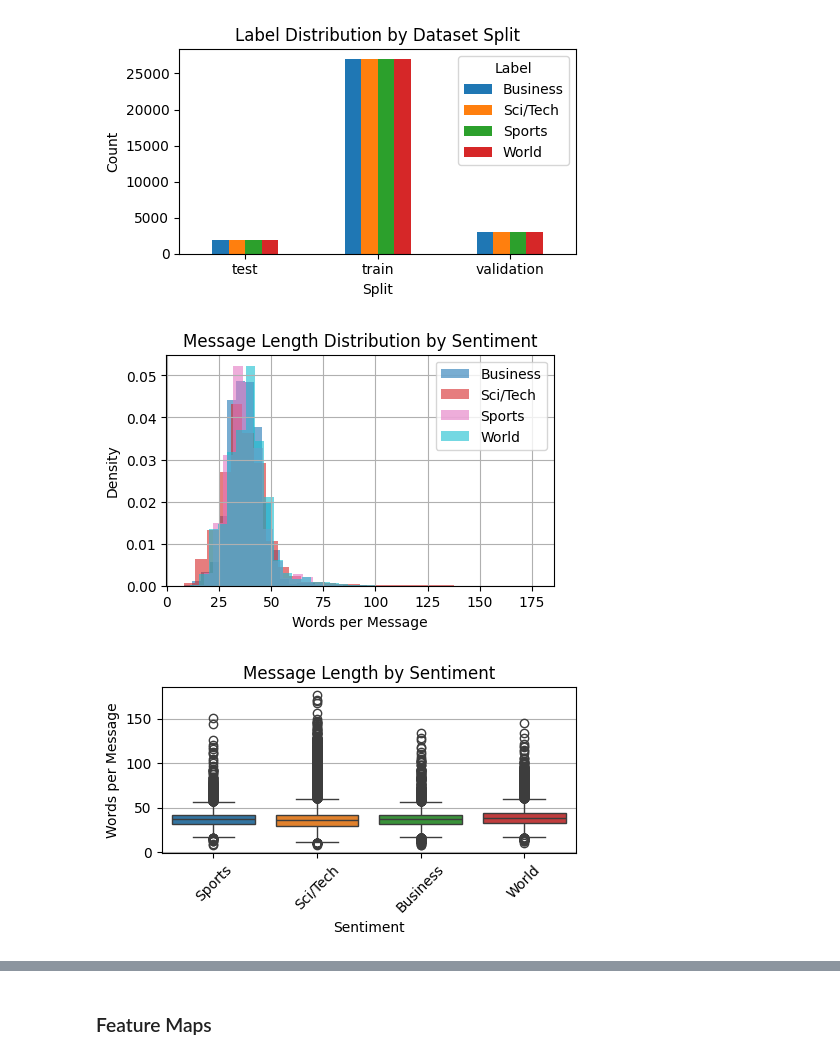
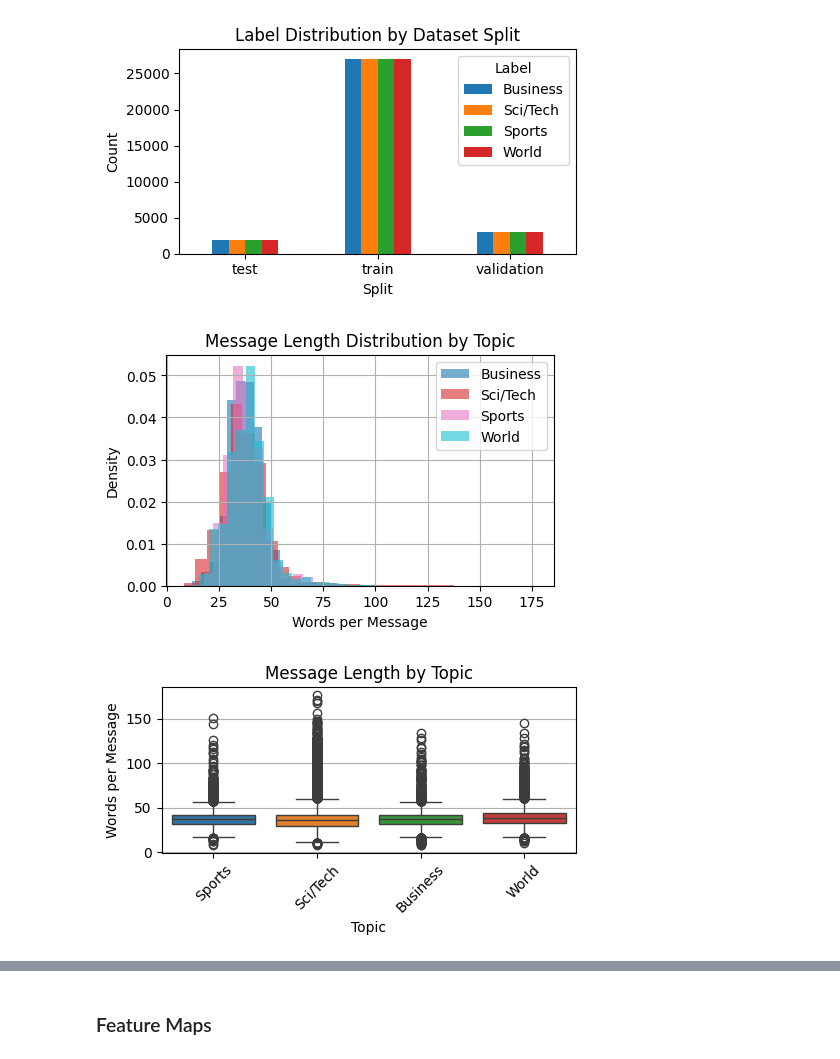
Before and after one commit to mxagar/llm_peft_fine_tuning_example, a Jupyter notebook: llm_peft.ipynb, the cells around one changed output, grey strips where cells are left out. Drawn from its saved outputs; the diff is of its cells as text; code cells hidden in the pictures.

```diff
--- a/llm_peft.ipynb
+++ b/llm_peft.ipynb
@@ -324,38 +326,38 @@ for i, label_name in enumerate(sorted(label_names)):
     lengths = df[df["label_name"] == label_name]["text"].str.split().apply(len)
     plt.hist(lengths, bins=30, alpha=0.6, label=label_name, color=colors(i), density=True)
 
-plt.title("Message Length Distribution by Sentiment")
+plt.title("Message Length Distribution by Topic")
 plt.xlabel("Words per Message")
 plt.ylabel("Density")
 plt.legend()
 plt.grid(True)
 plt.show()
 # %% [output]
-[figure, old version]
+[figure, new version]
 # %%
 # Ensure message length is computed
 df["length"] = df["text"].str.split().apply(len)
 
 # Updated boxplot without deprecation warning
 plt.figure(figsize=(5, 3))
 sns.boxplot(
     x="label_name",
     y="length",
     hue="label_name",   # Assign hue explicitly
     data=df,
     palette="tab10",
     legend=False        # Prevent duplicate legend
 )
 
-plt.title("Message Length by Sentiment")
-plt.xlabel("Sentiment")
+plt.title("Message Length by Topic")
+plt.xlabel("Topic")
 plt.ylabel("Words per Message")
 plt.xticks(rotation=45)
 plt.grid(True, axis='y')
 plt.tight_layout()
 plt.show()
 # %% [output]
-[figure, old version]
+[figure, new version]
 # %%
 # Combine all text from the dataset
 all_text = " ".join(df["text"].dropna())
```
Also changed, not shown: parts of 2 cells of this notebook.
